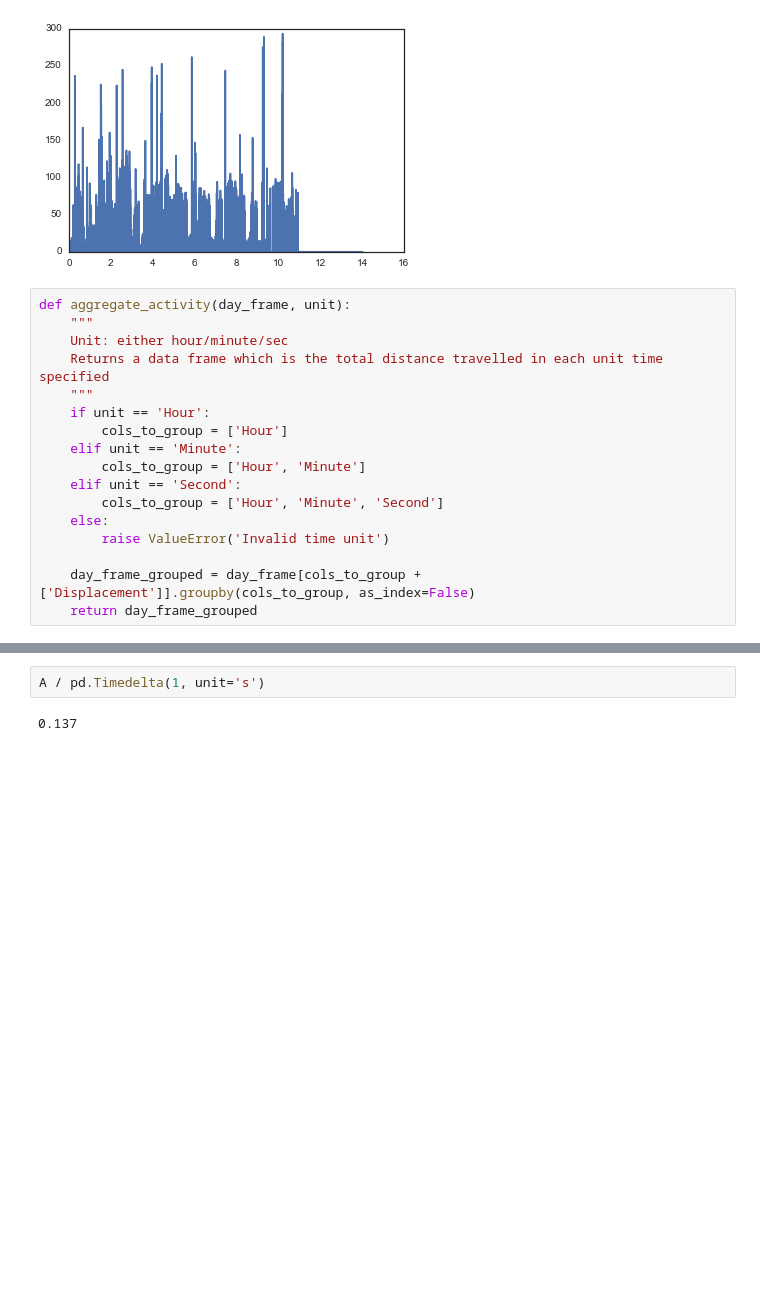
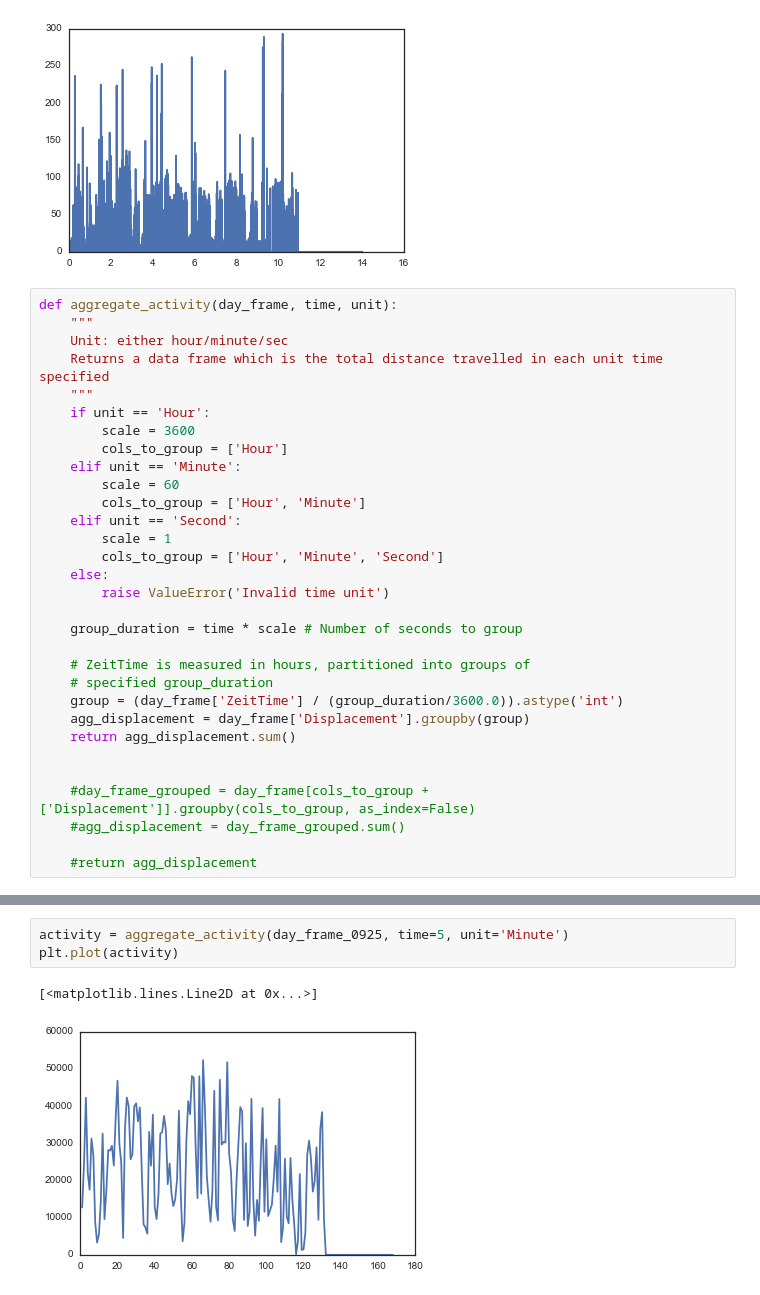
Before and after one commit to lmn93beo/Finch_Movement, a Jupyter notebook: Finch_Movement.ipynb, the cells around one changed output, grey strips where cells are left out. Cells and saved outputs as stored; diff of their text form; blank space fills up the shorter version.

Commit message:
Modifed aggregate_activity to take custom time durations

```diff
--- a/Finch_Movement.ipynb
+++ b/Finch_Movement.ipynb
@@ -93,19 +93,33 @@ plt.plot(day_frame_0925['ZeitTime'], day_frame_0925['Displacement'])
 [<matplotlib.lines.Line2D at 0x...>]
 [figure]
 # %%
-def aggregate_activity(day_frame, unit):
+def aggregate_activity(day_frame, time, unit):
     """
     Unit: either hour/minute/sec
     Returns a data frame which is the total distance travelled in each unit time specified
     """
     if unit == 'Hour':
+        scale = 3600
         cols_to_group = ['Hour']
     elif unit == 'Minute':
+        scale = 60
         cols_to_group = ['Hour', 'Minute']
     elif unit == 'Second':
+        scale = 1
         cols_to_group = ['Hour', 'Minute', 'Second']
     else:
         raise ValueError('Invalid time unit')
 
-    day_frame_grouped = day_frame[cols_to_group + ['Displacement']].groupby(cols_to_group, as_index=False)
-    return day_frame_grouped
+    group_duration = time * scale # Number of seconds to group
+
+    # ZeitTime is measured in hours, partitioned into groups of
+    # specified group_duration
+    group = (day_frame['ZeitTime'] / (group_duration/3600.0)).astype('int')
+    agg_displacement = day_frame['Displacement'].groupby(group)
+    return agg_displacement.sum()
+
+
+    #day_frame_grouped = day_frame[cols_to_group + ['Displacement']].groupby(cols_to_group, as_index=False)
+    #agg_displacement = day_frame_grouped.sum()
+
+    #return agg_displacement
@@ -129,4 +126,6 @@ Timedelta('0 days 00:00:00.137000')
-# %%
-A / pd.Timedelta(1, unit='s')
-# %% [output]
-0.137
+# %%
+activity = aggregate_activity(day_frame_0925, time=5, unit='Minute')
+plt.plot(activity)
+# %% [output]
+[<matplotlib.lines.Line2D at 0x...>]
+[figure, added]
```
Also changed, not shown: parts of 5 cells of this notebook.
